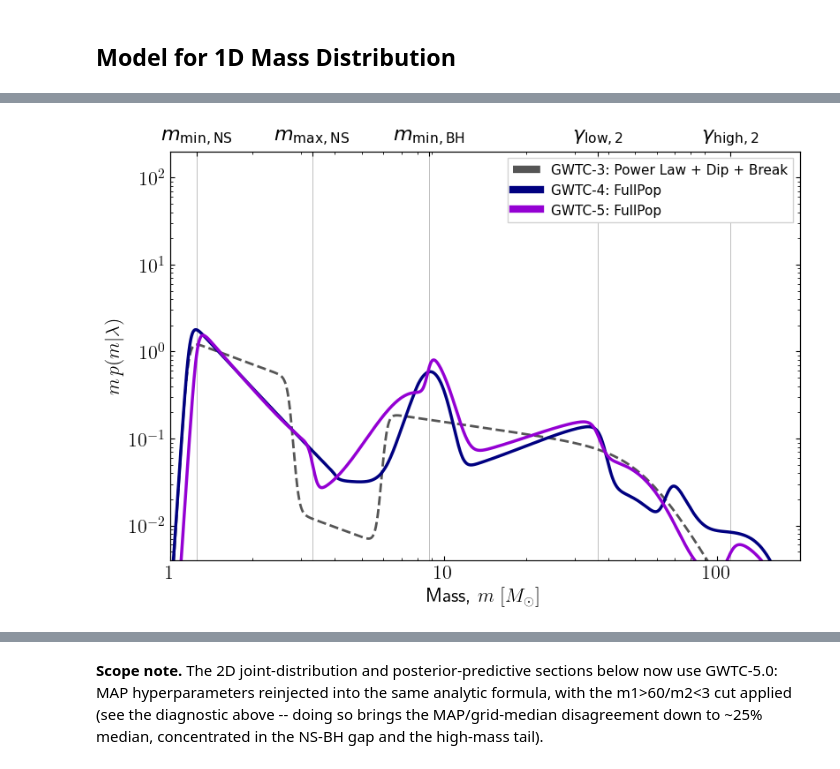
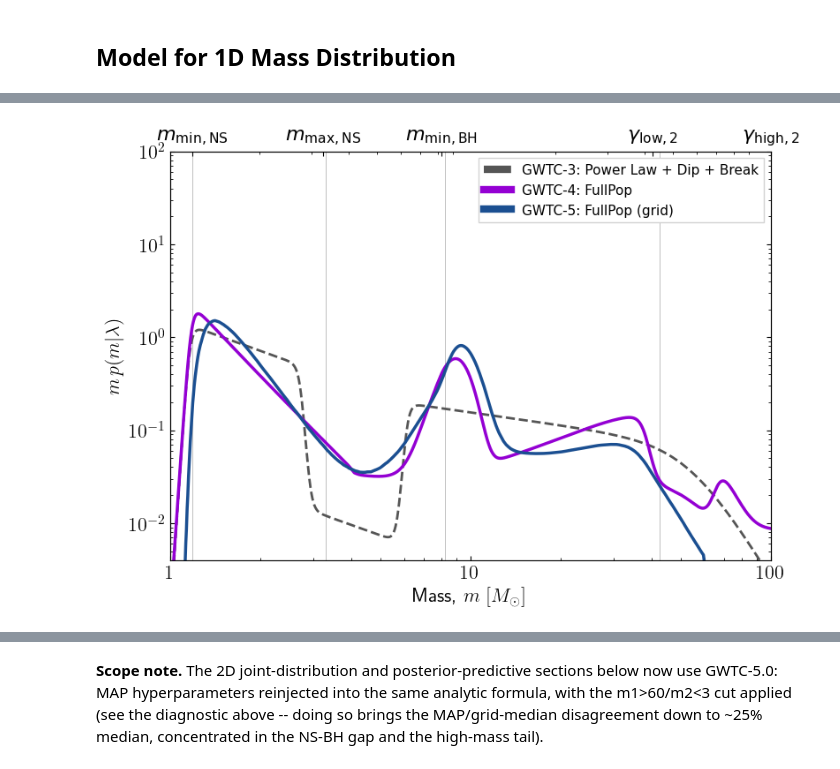
Before and after one commit to weizmannk/cbc-population-distributions, a Jupyter notebook: scripts/notebooks/quick_start.ipynb, the cells around one changed output, grey strips where cells are left out. Saved outputs shown, nothing was run; the diff lists cells and outputs as text; code cells hidden in the pictures.

Commit message:
Switch FullPop GWTC-5.0 to grid-based sampling

```diff
--- a/scripts/notebooks/quick_start.ipynb
+++ b/scripts/notebooks/quick_start.ipynb
@@ -196,8 +196,13 @@ DERIVED_DIR: str = "../../data/derived"
 #: MAP hyperparameters for GWTC-4.0/5.0, cached by scripts/hyperparams/get_hyperparams.py.
 HYPERPARAMS_MAP_CSV: str = os.path.join(DERIVED_DIR, "hyperparams_map.csv")
 
+#: Posterior-median hyperparameters for GWTC-4.0/5.0, same cache script.
+#: Matches GWTC-5.0's own convention of reporting medians rather than a
+#: single MAP sample.
+HYPERPARAMS_MEDIAN_CSV: str = os.path.join(DERIVED_DIR, "hyperparams_median.csv")
+
 #: Posterior-predictive mass samples (columns mass1, mass2) for GWTC-5.0 FullPop.
-CBC_MASS_DISTRIBUTION_FILE_GWTC5: str = os.path.join(DATA_DIR, "fullpop_gwtc5.h5")
+CBC_MASS_DISTRIBUTION_FILE_GWTC5: str = os.path.join(DATA_DIR, "fullpop_MAP.h5")
 # %% [markdown]
 ### ============================================================================
 ### Load Population Results and Extract MAP Hyperparameters
@@ -220,6 +225,9 @@ if REBUILD_HYPERPARAMS_CACHE:
 logger.info("Loading cached MAP hyperparameters from: %s", HYPERPARAMS_MAP_CSV)
 hyperparams_map = pd.read_csv(HYPERPARAMS_MAP_CSV, index_col=0)
 
+logger.info("Loading cached median hyperparameters from: %s", HYPERPARAMS_MEDIAN_CSV)
+hyperparams_median = pd.read_csv(HYPERPARAMS_MEDIAN_CSV, index_col=0)
+
 hyperparams4 = hyperparams_map.loc["GWTC-4.0 (popsummary)"].dropna()
 logger.info(
     "MAP hyperparameters loaded: %s ...", ", ".join(list(hyperparams4.index)[:5])
@@ -951,6 +960,14 @@ N_HIST_BINS: int = 100
 #: upper limit (guards against single-pixel spikes swamping the palette).
 VMAX_PERCENTILE: float = 99.0
 
+#: How to compute the GWTC-5 FullPop curve below: "grid" reads the
+#: primary_mass rate grid from the popsummary file and takes the
+#: posterior median (matches the grid/median convention used elsewhere
+#: in this migration); "map" reproduces the old analytic fullpop()
+#: evaluation at the MAP hyperparameter sample. Flip this one flag to
+#: switch back to MAP -- nothing else in this cell needs to change.
+FULLPOP5_CURVE: str = "grid"  # "grid" or "map"
+
 # ------------------------------------------------------------------
 #  Figure 1 - 1D model comparison: GWTC-3 PDB vs GWTC-4 FullPop-4.0
 #  vs GWTC-5 FullPop, same axes (Petrov-style overlay of generations).
@@ -958,17 +975,44 @@ VMAX_PERCENTILE: float = 99.0
 logger.info("Computing 1D mass distributions (N = %d points) ...", N_MASS_1D)
 m_1d = np.geomspace(MASS_MIN, MASS_MAX, N_MASS_1D)
 
-# Boundary markers taken from GWTC-5.0 (the current-generation model).
-# Labels harmonised with the equations: only the upper (pair-instability)
-# gap uses gamma_low,2 / gamma_high,2; the lower (NS-BH) gap bounds are
+#: Full path to the GWTC-5.0 FullPop popsummary file, needed by both the
+#: boundary markers (median branch) and the curve itself (grid branch).
+GWTC5_FULLPOP_POPSUMMARY = str(
+    Path(DATA_DIR)
+    / (
+        "production_1_mass_NotchFilterBinnedPairingMassDistribution_"
+        "redshift_powerlaw_mag_iid_spin_magnitude_gaussian_tilt_"
+        "iid_spin_orientation_popsummary.h5"
+    )
+)
+
+# Boundary markers: posterior median under "grid" (matches the curve),
+# MAP sample under "map". The cached hyperparams_map.csv only carries
+# MAP values, so the median branch loads the full posterior samples
+# directly from the popsummary file via PopulationResult. Labels
+# harmonised with the equations: only the upper (pair-instability) gap
+# uses gamma_low,2 / gamma_high,2; the lower (NS-BH) gap bounds are
 # m_max,NS and m_min,BH, not gamma_low,1 / gamma_high,1.
-boundary_masses = [
-    hyperparams5["NSmin"],
-    hyperparams5["NSmax"],
-    hyperparams5["BHmin"],
-    hyperparams5["UPPERmin"],
-    hyperparams5["UPPERmax"],
-]
+if FULLPOP5_CURVE == "grid":
+    # Read from the cached hyperparams_median.csv (built once by
+    # scripts/hyperparams/get_hyperparams.py) instead of reloading the
+    # full posterior samples from the popsummary file every time.
+    _hyper5_median = hyperparams_median.loc["GWTC-5.0 (popsummary)"]
+    boundary_masses = [
+        _hyper5_median["NSmin"],
+        _hyper5_median["NSmax"],
+        _hyper5_median["BHmin"],
+        _hyper5_median["UPPERmin"],
+        _hyper5_median["UPPERmax"],
+    ]
+else:
+    boundary_masses = [
+        hyperparams5["NSmin"],
+        hyperparams5["NSmax"],
+        hyperparams5["BHmin"],
+        hyperparams5["UPPERmin"],
+        hyperparams5["UPPERmax"],
+    ]
 boundary_labels = [
     r"$m_{\mathrm{min,NS}}$",
     r"$m_{\mathrm{max,NS}}$",
@@ -977,9 +1021,24 @@ boundary_labels = [
     r"$\gamma_{\mathrm{high,2}}$",
 ]
 
+# -- GWTC-5 FullPop curve: grid/median or MAP, per FULLPOP5_CURVE -------------
+if FULLPOP5_CURVE == "grid":
+    import h5py
+
+    with h5py.File(GWTC5_FULLPOP_POPSUMMARY, "r") as f:
+        g = f["posterior/rates_on_grids/primary_mass"]
+        _grid_mass = g["positions"][0]
+        _grid_median_rate = np.median(g["rates"][:], axis=0)
+    model_fullpop5 = np.interp(m_1d, _grid_mass, _grid_median_rate)
+    fullpop5_label = "GWTC-5: FullPop (grid)"
+elif FULLPOP5_CURVE == "map":
+    model_fullpop5 = fullpop(m_1d, hyperparams5)
+    fullpop5_label = "GWTC-5: FullPop (MAP)"
+else:
+    raise ValueError(f"Unknown FULLPOP5_CURVE: {FULLPOP5_CURVE!r}")
+
 # -- Normalise -----------------------------------------------------------------
 model_fullpop4 = fullpop(m_1d, hyperparams4)
-model_fullpop5 = fullpop(m_1d, hyperparams5)
 model_pdb = power_law_dip_break(m_1d)
 
 fp4_normed = normalise_log(m_1d, model_fullpop4)
@@ -1012,9 +1071,7 @@ ax.plot(
 ax.plot(
     m_1d, m_1d * fp4_normed, color="#9400D3", lw=2.5, ls="-", label="GWTC-4: FullPop"
 )
-ax.plot(
-    m_1d, m_1d * fp5_normed, color="#1B4F91", lw=2.5, ls="-", label="GWTC-5: FullPop"
-)
+ax.plot(m_1d, m_1d * fp5_normed, color="#1B4F91", lw=2.5, ls="-", label=fullpop5_label)
 
 ax.set_xlim(MASS_MIN, MASS_MAX)
 ax.set_ylim(1e-3 * 4, 100)
@@ -1048,4 +1105,4 @@ plt.show()
-[figure, old version]
+[figure, new version]
 # %%
 # Diagnostic: analytic MAP model vs. grid-median, GWTC-5.0.
 # Compares fullpop(m, hyperparams5) to the posterior-median rate grid,
```
Also changed, not shown: parts of 11 cells of this notebook, 42 other files.
